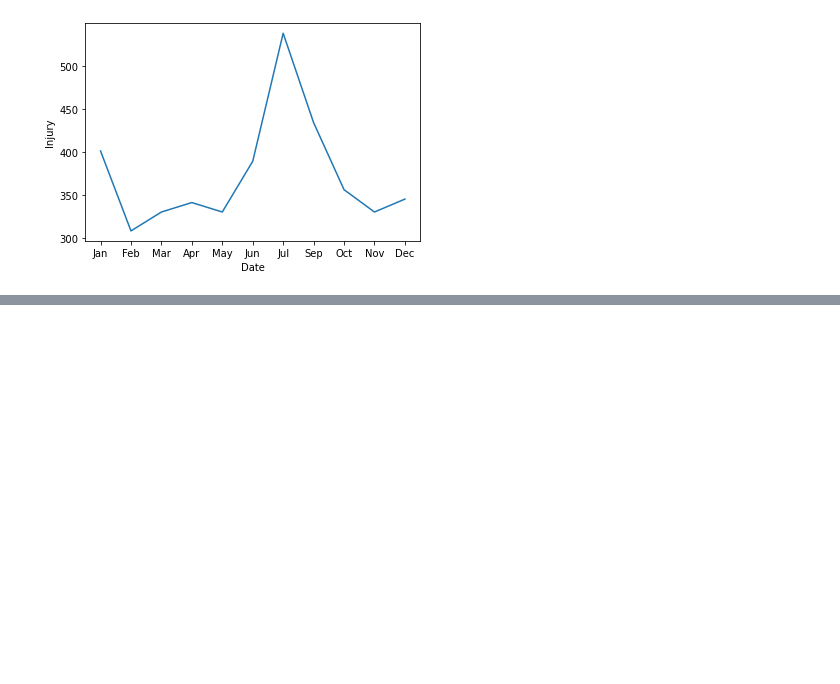
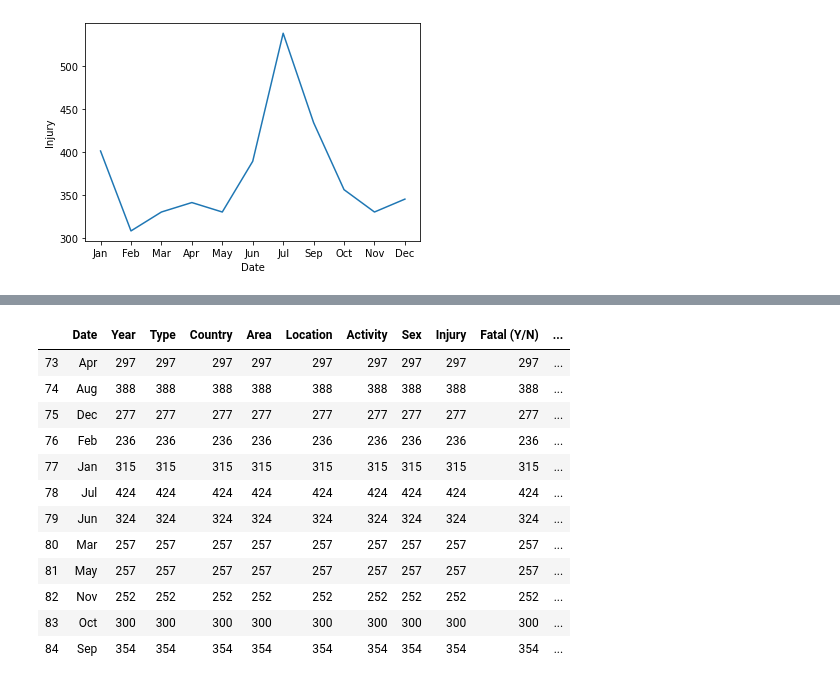
Before and after one commit to bt02/Shark-Attack-Data, a Jupyter notebook: eda.ipynb, the cells around one changed output, grey strips where cells are left out. Cells and saved outputs as stored; diff of their text form; code cells hidden in the pictures; blank space fills up the shorter version.

```diff
--- a/eda.ipynb
+++ b/eda.ipynb
@@ -102,0 +121,16 @@ Name: Type, dtype: int64
+# %%
+u_group
+# %% [output]
+|  | Date | Year | Type | Country | Area | Location | Activity | Sex | Injury | Fatal (Y/N) | ... |
+| 73 | Apr | 297 | 297 | 297 | 297 | 297 | 297 | 297 | 297 | 297 | ... |
+| 74 | Aug | 388 | 388 | 388 | 388 | 388 | 388 | 388 | 388 | 388 | ... |
+| 75 | Dec | 277 | 277 | 277 | 277 | 277 | 277 | 277 | 277 | 277 | ... |
+| 76 | Feb | 236 | 236 | 236 | 236 | 236 | 236 | 236 | 236 | 236 | ... |
+| 77 | Jan | 315 | 315 | 315 | 315 | 315 | 315 | 315 | 315 | 315 | ... |
+| 78 | Jul | 424 | 424 | 424 | 424 | 424 | 424 | 424 | 424 | 424 | ... |
+| 79 | Jun | 324 | 324 | 324 | 324 | 324 | 324 | 324 | 324 | 324 | ... |
+| 80 | Mar | 257 | 257 | 257 | 257 | 257 | 257 | 257 | 257 | 257 | ... |
+| 81 | May | 257 | 257 | 257 | 257 | 257 | 257 | 257 | 257 | 257 | ... |
+| 82 | Nov | 252 | 252 | 252 | 252 | 252 | 252 | 252 | 252 | 252 | ... |
+| 83 | Oct | 300 | 300 | 300 | 300 | 300 | 300 | 300 | 300 | 300 | ... |
+| 84 | Sep | 354 | 354 | 354 | 354 | 354 | 354 | 354 | 354 | 354 | ... |
```
Also changed, not shown: parts of 11 cells of this notebook.
